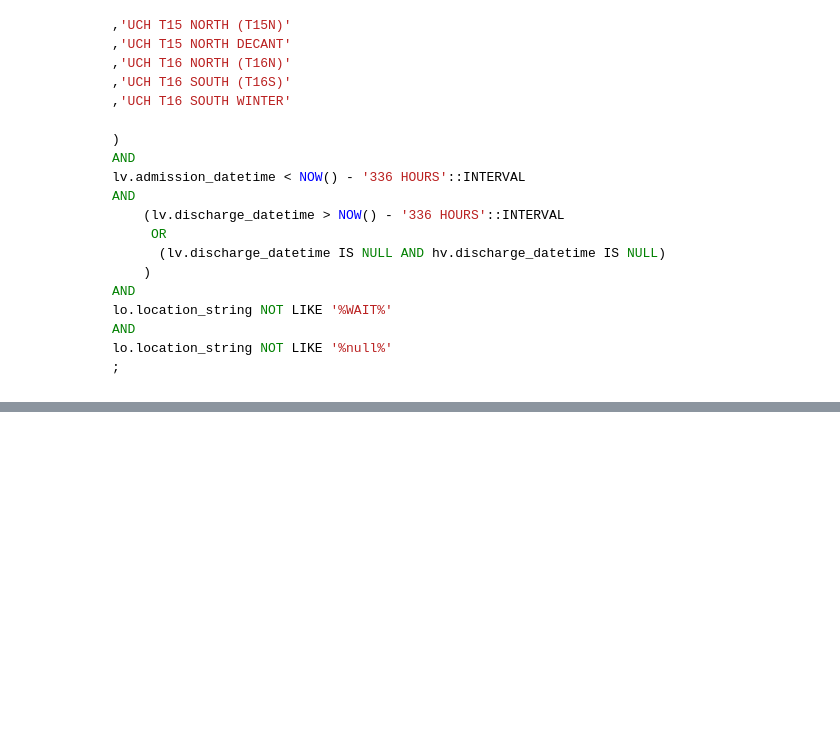
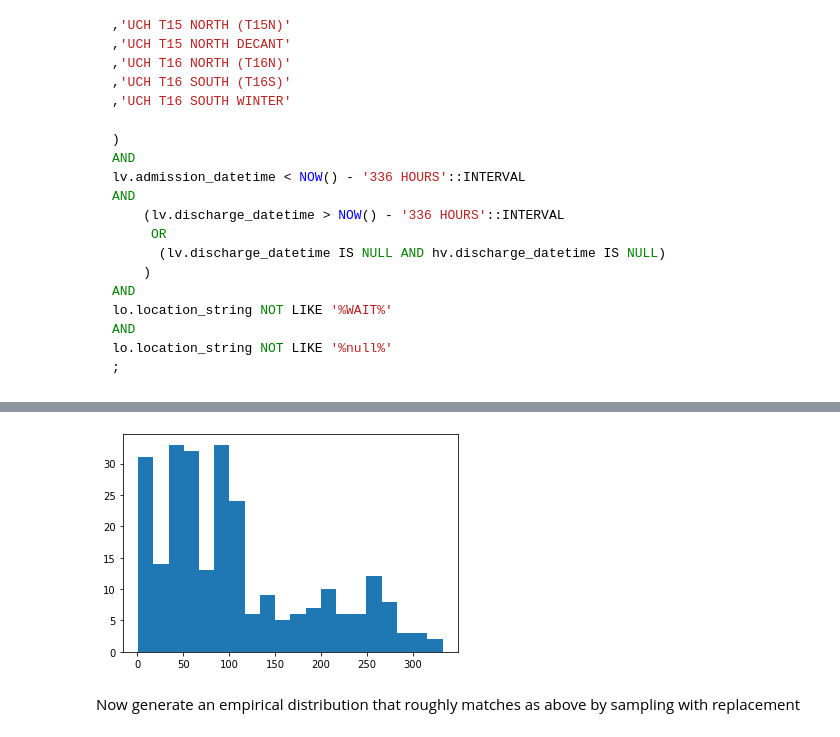
Before and after one commit to HYLODE/HyStakes, a Jupyter notebook: hystakes/vignettes/prepare-synthetic-data.ipynb, the cells around one changed output, grey strips where cells are left out. Saved outputs shown, nothing was run; the diff lists cells and outputs as text; code cells hidden in the pictures; blank space fills up the shorter version.

Commit message:
empirical simulation of existing data

```diff
--- a/hystakes/vignettes/prepare-synthetic-data.ipynb
+++ b/hystakes/vignettes/prepare-synthetic-data.ipynb
@@ -230,0 +215,3 @@ px.histogram(df.hours_to_discharge)
+# %%
+LoS = df['hours_to_discharge']
+LoS.describe()
@@ -230,0 +228,6 @@ px.histogram(df.hours_to_discharge)
+# %%
+n, bins, patches = plt.hist(LoS, bins=20)
+# %% [output]
+[figure, added]
+# %% [markdown]
+Now generate an empirical distribution that roughly matches as above by sampling with replacement
```
Also changed, not shown: parts of 51 cells of this notebook, 1 other file.
